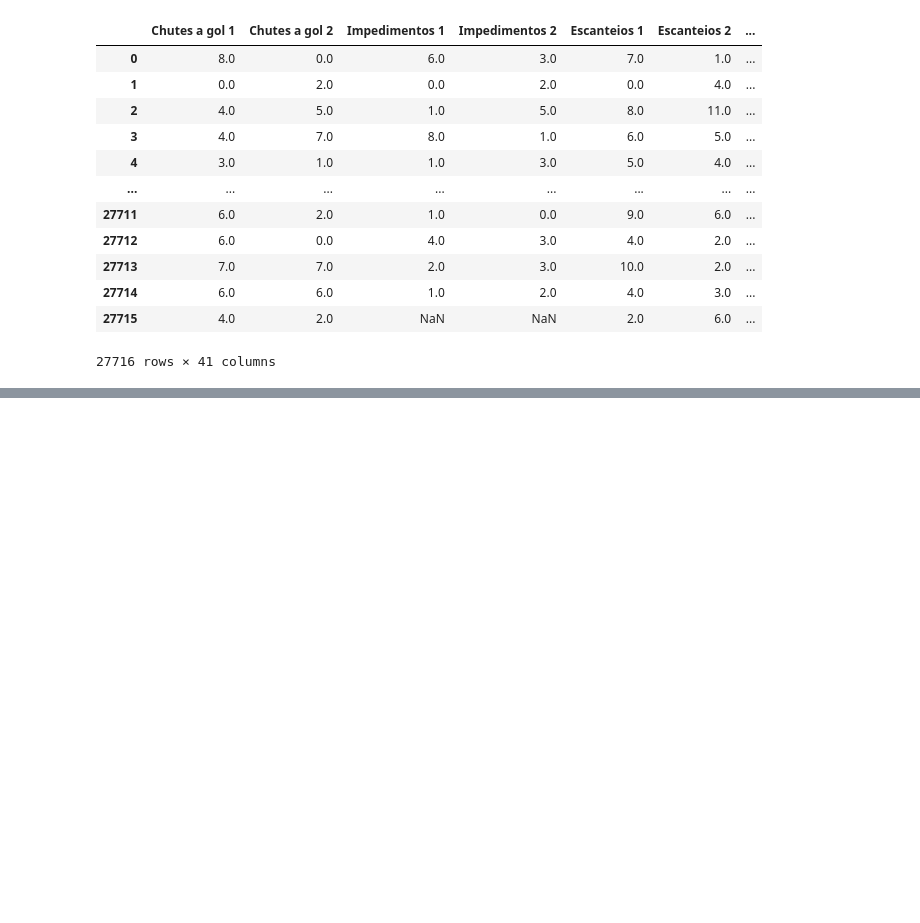
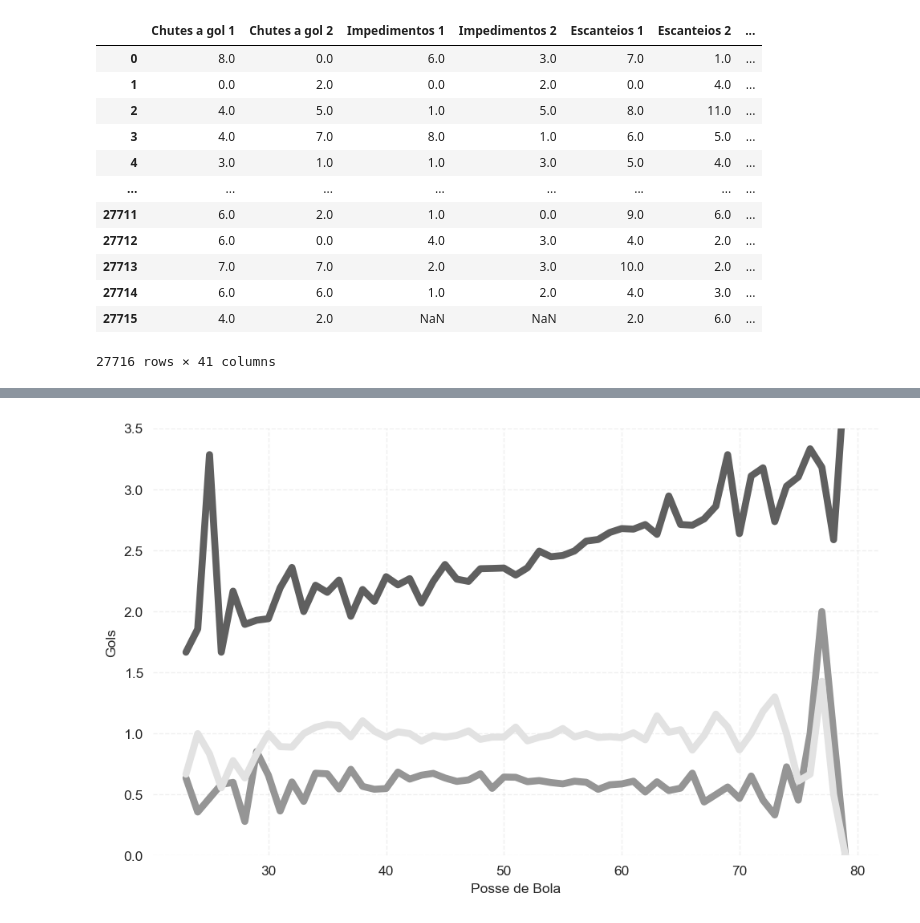
Before and after one commit to UFRJ-Analytica/PS-2025.1, a Jupyter notebook: analise-dados.ipynb, the cells around one changed output, grey strips where cells are left out. Drawn from its saved outputs; the diff is of its cells as text; code cells hidden in the pictures; blank space fills up the shorter version.

Commit message:
apenas ajustando um erro na coloração

```diff
--- a/analise-dados.ipynb
+++ b/analise-dados.ipynb
@@ -55,0 +81,17 @@ plt.show()
+# %%
+aux = df[(df["Posse 1(%)"] > 22.0) & (df["Posse 1(%)"] < 80.0) ]
+
+fig = plt.figure(figsize = (8,5), dpi = 125)
+sns.lineplot(data = aux[aux['Time 1'] == aux["Vencedor"]], x="Posse 1(%)", y="Gols 1", linewidth = 5, color=plt.cm.Greys(0.7), errorbar=None)
+sns.lineplot(data = aux[(aux['Time 2'] == aux["Vencedor"])], x="Posse 1(%)", y="Gols 1", linewidth = 5, color=plt.cm.Greys(0.5), errorbar=None)
+sns.lineplot(data = aux[(aux["Vencedor"] == "Empate")], x="Posse 1(%)", y="Gols 1", linewidth = 5, color=plt.cm.Greys(0.2), errorbar=None)
+for spine in plt.gca().spines.values():spine.set_visible(False)
+plt.grid(True, linestyle='--', alpha=0.3)
+plt.ylim(0,3.5)
+plt.xlabel("Posse de Bola")
+plt.ylabel("Gols")
+
+plt.tight_layout()
+plt.show()
+# %% [output]
+[figure, added]
```
Also changed, not shown: parts of 5 cells of this notebook.
